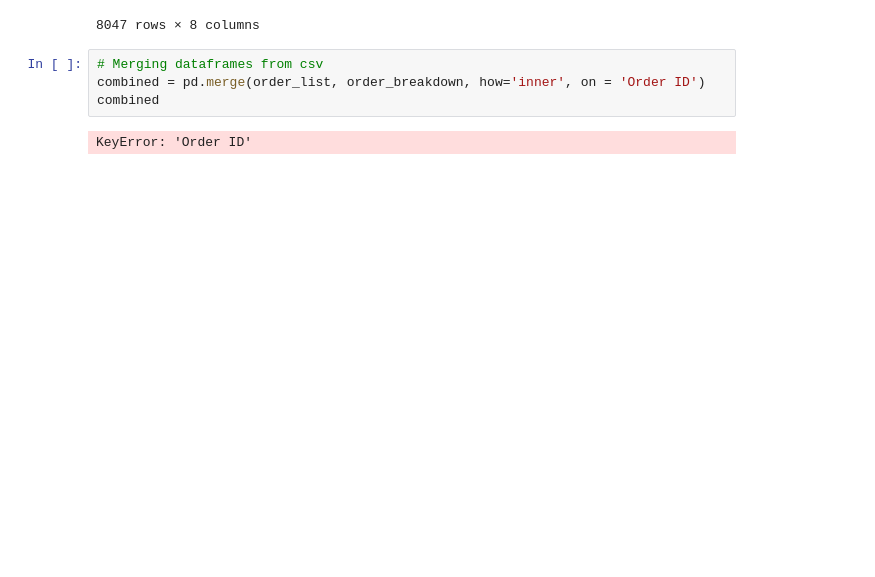
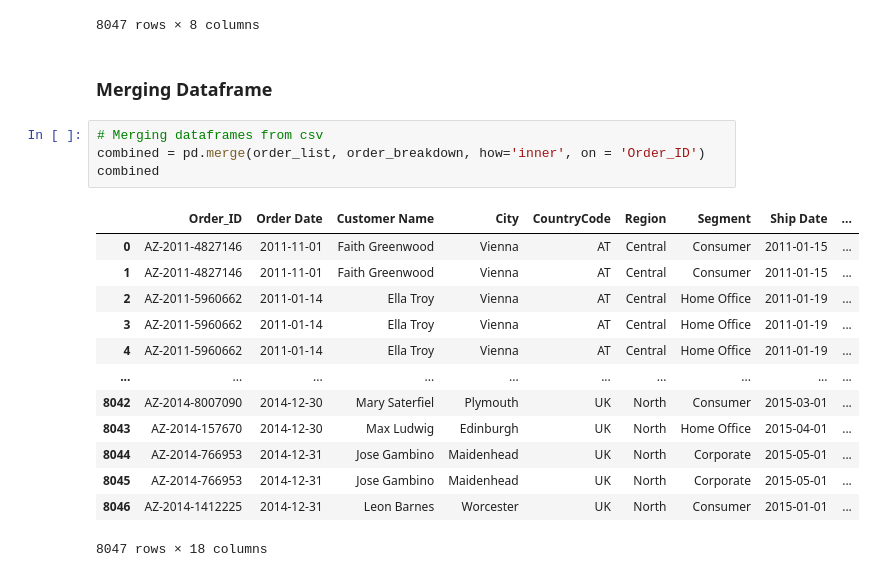
Before and after one commit to cloo-cloo1/UCD-Data-Analytics-for-Marketing, a Jupyter notebook: UCD project Clodagh O Driscoll .ipynb, the cells around one changed output. Drawn from its saved outputs; the diff is of its cells as text; blank space fills up the shorter version.

```diff
--- a/UCD project Clodagh O Driscoll .ipynb
+++ b/UCD project Clodagh O Driscoll .ipynb
@@ -35,9 +43,23 @@ order_breakdown
 | 8045 | BN-2014-4140795 | StarTech Phone, Red | 0.5 | 108 | -19 | 3 | Technology | Machines |
 | 8046 | AZ-2014-766953 | Motorola Audio Dock, VoIP | 0.0 | 867 | 251 | 5 | Technology | Phones |
 8047 rows × 8 columns
+# %% [markdown]
+### Merging Dataframe
 # %%
 # Merging dataframes from csv
-combined = pd.merge(order_list, order_breakdown, how='inner', on = 'Order ID')
+combined = pd.merge(order_list, order_breakdown, how='inner', on = 'Order_ID')
 combined
 # %% [output]
+|  | Order_ID | Order Date | Customer Name | City | CountryCode | Region | Segment | Ship Date | ... |
+| 0 | AZ-2011-4827146 | 2011-11-01 | Faith Greenwood | Vienna | AT | Central | Consumer | 2011-01-15 | ... |
+| 1 | AZ-2011-4827146 | 2011-11-01 | Faith Greenwood | Vienna | AT | Central | Consumer | 2011-01-15 | ... |
+| 2 | AZ-2011-5960662 | 2011-01-14 | Ella Troy | Vienna | AT | Central | Home Office | 2011-01-19 | ... |
+| 3 | AZ-2011-5960662 | 2011-01-14 | Ella Troy | Vienna | AT | Central | Home Office | 2011-01-19 | ... |
+| 4 | AZ-2011-5960662 | 2011-01-14 | Ella Troy | Vienna | AT | Central | Home Office | 2011-01-19 | ... |
+| ... | ... | ... | ... | ... | ... | ... | ... | ... | ... |
+| 8042 | AZ-2014-8007090 | 2014-12-30 | Mary Saterfiel | Plymouth | UK | North | Consumer | 2015-03-01 | ... |
+| 8043 | AZ-2014-157670 | 2014-12-30 | Max Ludwig | Edinburgh | UK | North | Home Office | 2015-04-01 | ... |
+| 8044 | AZ-2014-766953 | 2014-12-31 | Jose Gambino | Maidenhead | UK | North | Corporate | 2015-05-01 | ... |
+| 8045 | AZ-2014-766953 | 2014-12-31 | Jose Gambino | Maidenhead | UK | North | Corporate | 2015-05-01 | ... |
+| 8046 | AZ-2014-1412225 | 2014-12-31 | Leon Barnes | Worcester | UK | North | Consumer | 2015-01-01 | ... |
-KeyError: 'Order ID'
+8047 rows × 18 columns
```
Also changed, not shown: parts of 23 cells of this notebook, 1 other file.
